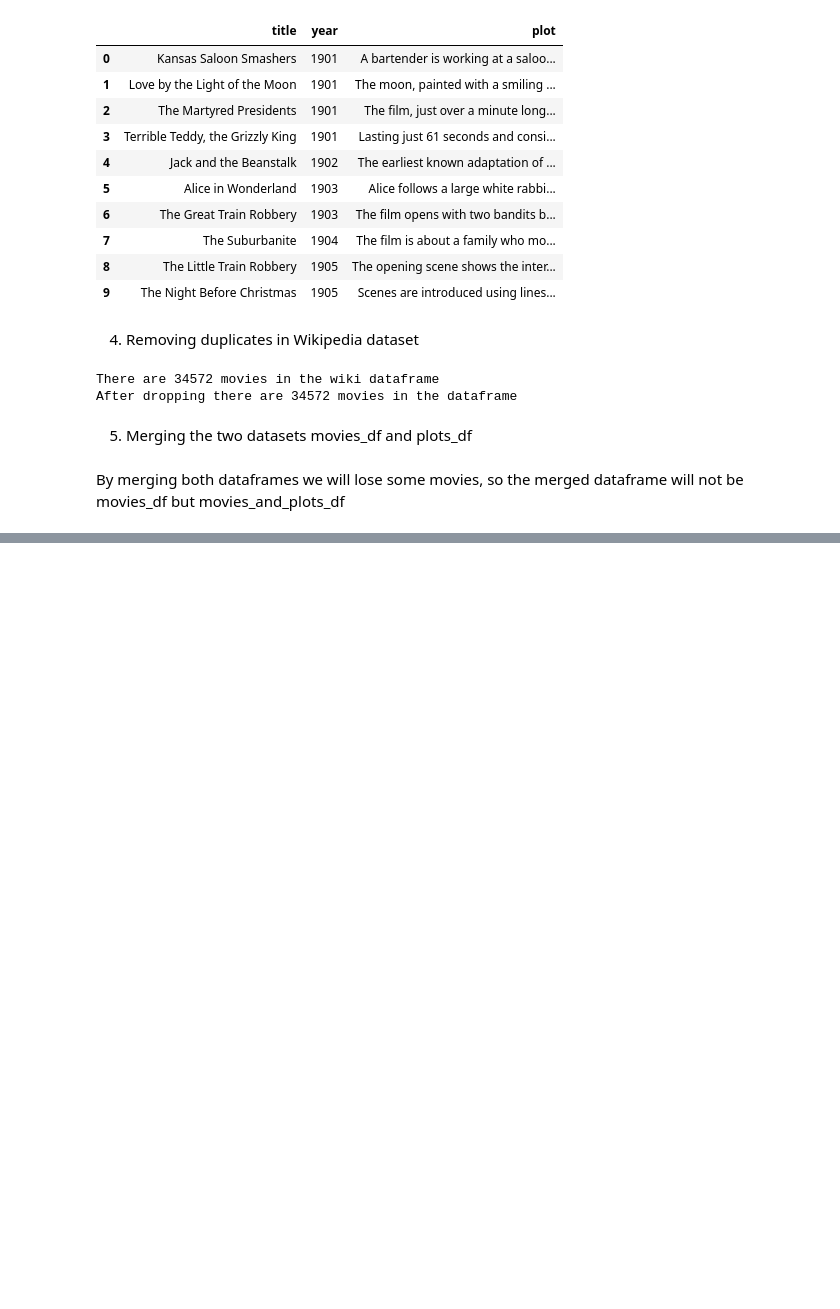
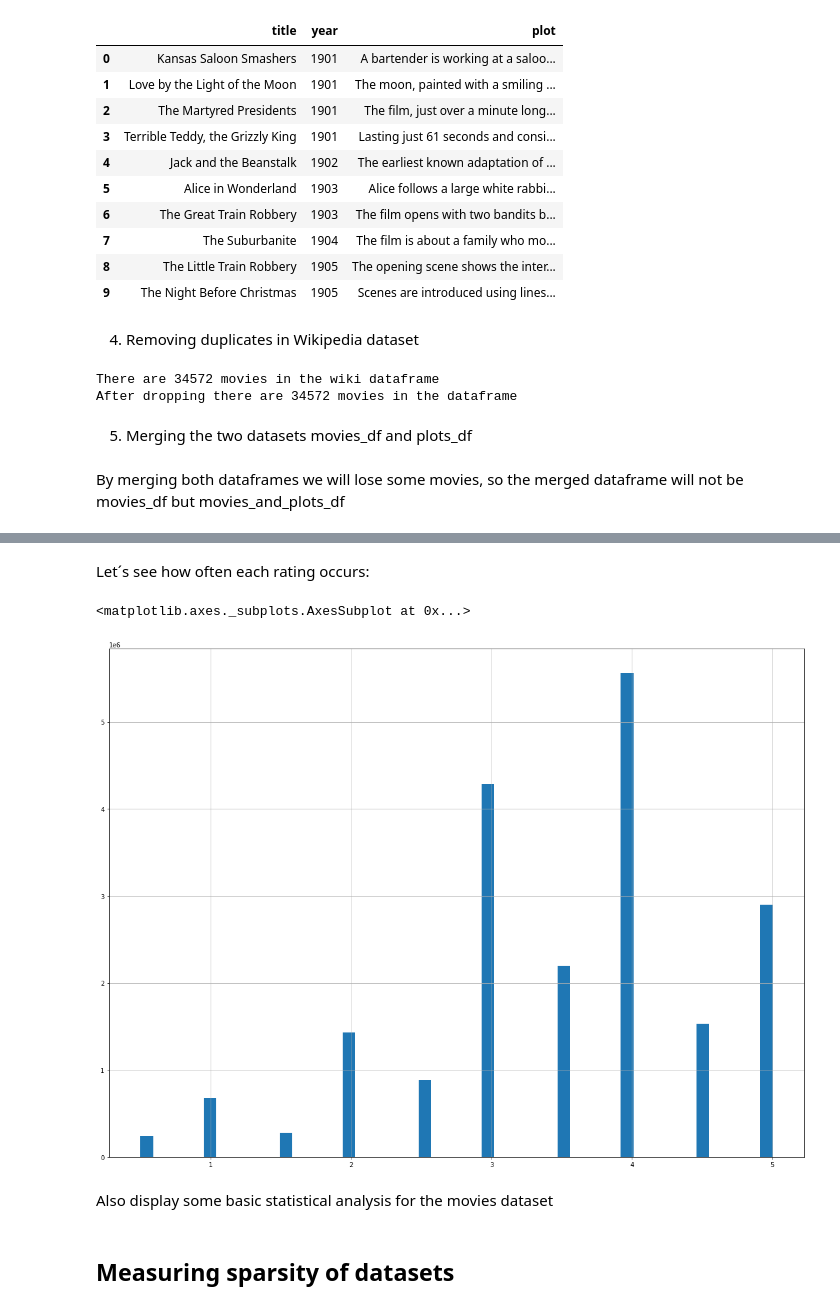
Before and after one commit to csotogd/Recommender-System-santa-claus, a Jupyter notebook: RS project.ipynb, the cells around one changed output, grey strips where cells are left out. Saved outputs shown, nothing was run; the diff lists cells and outputs as text; code cells hidden in the pictures; blank space fills up the shorter version.

```diff
--- a/RS project.ipynb
+++ b/RS project.ipynb
@@ -1422,0 +255,11 @@ Numbers of movies after merging :8015
+# %% [markdown]
+Let´s see how often each rating occurs:
+# %%
+ratings_df['rating'].hist(bins = 50, figsize=(20, 15))
+# %% [output]
+<matplotlib.axes._subplots.AxesSubplot at 0x...>
+[figure, added]
+# %% [markdown]
+Also display some basic statistical analysis for the movies dataset
+# %% [markdown]
+## Measuring sparsity of datasets
```
Also changed, not shown: parts of 228 cells of this notebook.
